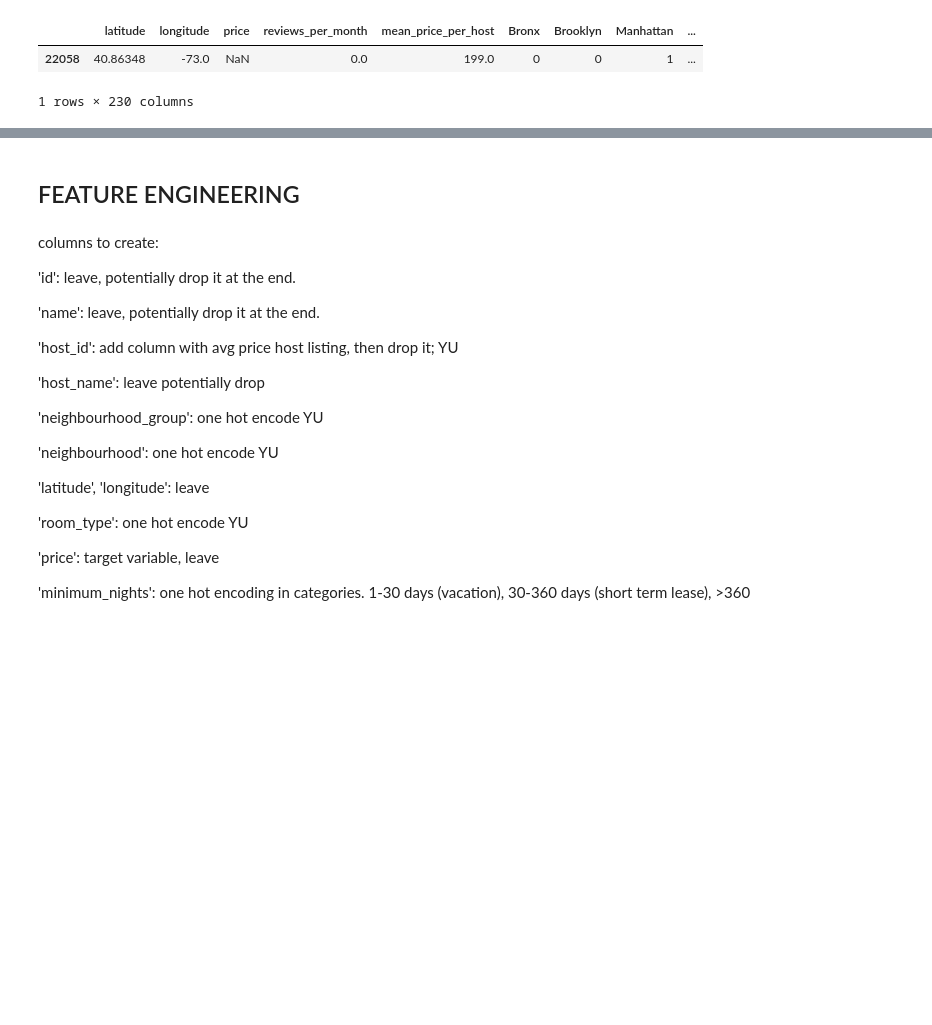
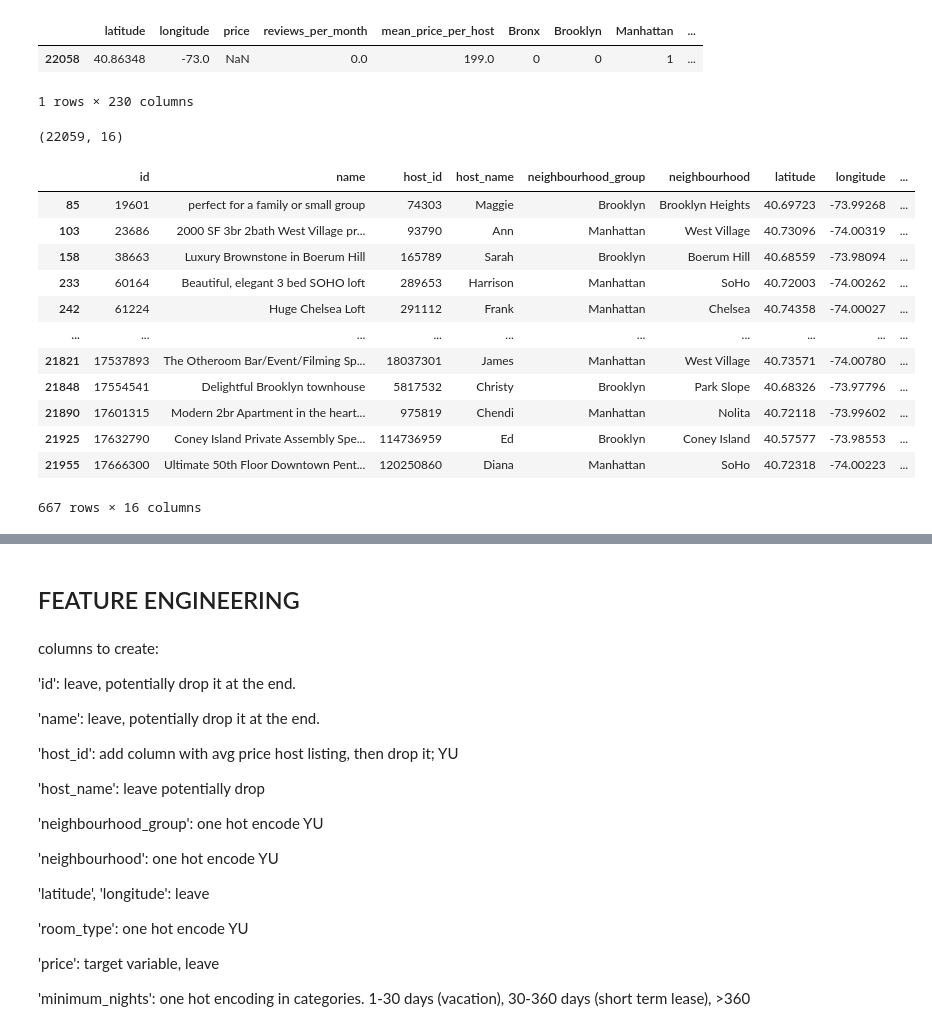
Before and after one commit to ensemblegroupDSBA/EL_project, a Jupyter notebook: NEW_NY_bnb_pricing_ipynb.ipynb, the cells around one changed output, grey strips where cells are left out. Drawn from its saved outputs; the diff is of its cells as text; code cells hidden in the pictures; blank space fills up the shorter version.

```diff
--- a/NEW_NY_bnb_pricing_ipynb.ipynb
+++ b/NEW_NY_bnb_pricing_ipynb.ipynb
@@ -271,3 +298,28 @@ dt[dt['price'].isna()]
 |  | latitude | longitude | price | reviews_per_month | mean_price_per_host | Bronx | Brooklyn | Manhattan | ... |
 | 22058 | 40.86348 | -73.0 | NaN | 0.0 | 199.0 | 0 | 0 | 1 | ... |
 1 rows × 230 columns
+# %%
+dt.shape
+# %% [output]
+(22059, 16)
+# %%
+Q1_p= dt['price'].quantile(0.25)
+Q3_p = dt['price'].quantile(0.75)
+IR = (Q3_p-Q1_p)*2.5
+x = dt[dt['price']>Q3_p+IR]
+# %%
+x
+# %% [output]
+|  | id | name | host_id | host_name | neighbourhood_group | neighbourhood | latitude | longitude | ... |
+| 85 | 19601 | perfect for a family or small group | 74303 | Maggie | Brooklyn | Brooklyn Heights | 40.69723 | -73.99268 | ... |
+| 103 | 23686 | 2000 SF 3br 2bath West Village pr... | 93790 | Ann | Manhattan | West Village | 40.73096 | -74.00319 | ... |
+| 158 | 38663 | Luxury Brownstone in Boerum Hill | 165789 | Sarah | Brooklyn | Boerum Hill | 40.68559 | -73.98094 | ... |
+| 233 | 60164 | Beautiful, elegant 3 bed SOHO loft | 289653 | Harrison | Manhattan | SoHo | 40.72003 | -74.00262 | ... |
+| 242 | 61224 | Huge Chelsea Loft | 291112 | Frank | Manhattan | Chelsea | 40.74358 | -74.00027 | ... |
+| ... | ... | ... | ... | ... | ... | ... | ... | ... | ... |
+| 21821 | 17537893 | The Otheroom Bar/Event/Filming Sp... | 18037301 | James | Manhattan | West Village | 40.73571 | -74.00780 | ... |
+| 21848 | 17554541 | Delightful Brooklyn townhouse | 5817532 | Christy | Brooklyn | Park Slope | 40.68326 | -73.97796 | ... |
+| 21890 | 17601315 | Modern 2br Apartment in the heart... | 975819 | Chendi | Manhattan | Nolita | 40.72118 | -73.99602 | ... |
+| 21925 | 17632790 | Coney Island Private Assembly Spe... | 114736959 | Ed | Brooklyn | Coney Island | 40.57577 | -73.98553 | ... |
+| 21955 | 17666300 | Ultimate 50th Floor Downtown Pent... | 120250860 | Diana | Manhattan | SoHo | 40.72318 | -74.00223 | ... |
+667 rows × 16 columns
```
Also changed, not shown: parts of 22 cells of this notebook.
